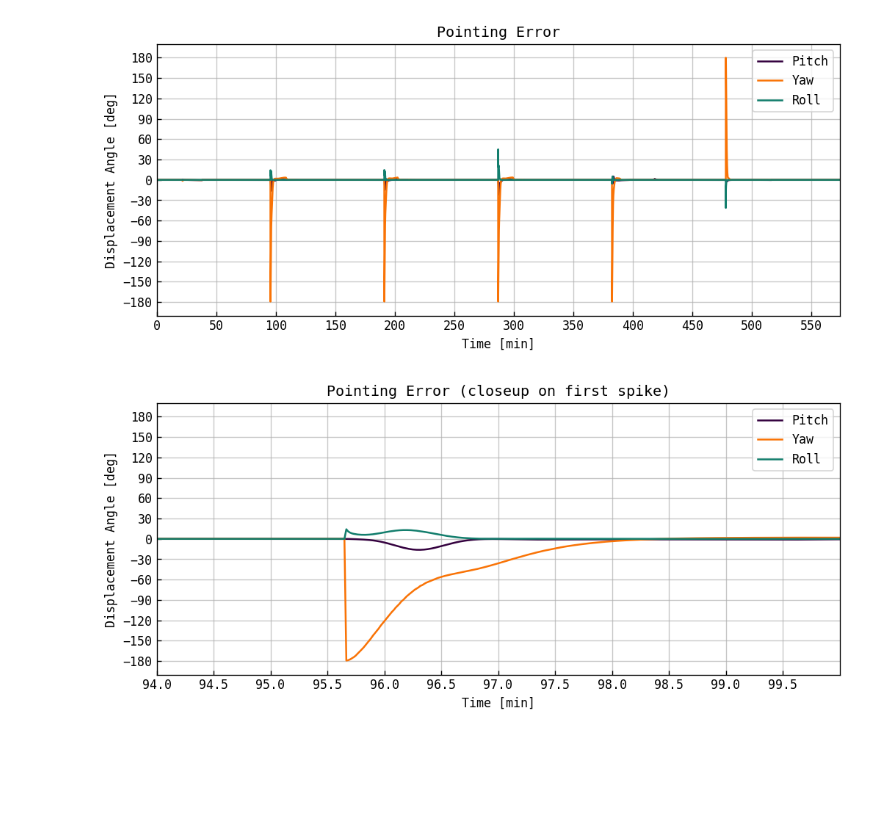
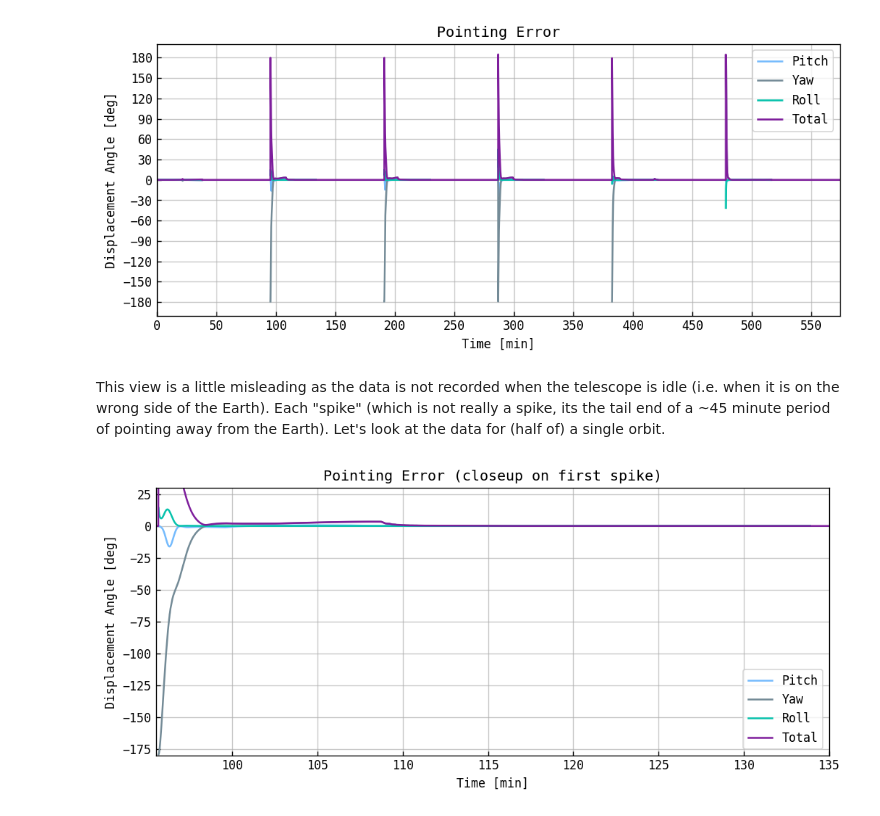
Before and after one commit to maxecharles/toliman-phd, a Jupyter notebook: pointing_error.ipynb, the cells around one changed output. Drawn from its saved outputs; the diff is of its cells as text; code cells hidden in the pictures; blank space fills up the shorter version.

```diff
--- a/pointing_error.ipynb
+++ b/pointing_error.ipynb
@@ -17,18 +24,29 @@ plt.rcParams['ytick.direction'] = 'in'
 df = pd.read_csv('data/pointingerror.csv')
 
 t = df['time [s]'] / 60  # minutes
-pitch = np.rad2deg(df['pitch [rad]'])  # deg
-yaw = np.rad2deg(df['yaw [rad]'])  # deg
-roll = np.rad2deg(df['roll [rad]'])  # deg
+pitch = df['pitch [rad]'].to_numpy()  # deg
+yaw = df['yaw [rad]'].to_numpy()  # deg
+roll = df['roll [rad]'].to_numpy()  # deg
 
-pitch_color = '#34013f'  # blue
-yaw_color = '#f97306'  # goldenrod
-roll_color = '#137e6d'  # red
+total = np.sqrt(pitch**2 + yaw**2 + roll**2)
+
+on = np.where(pitch!=0)[0]
+off = np.where(pitch==0)[0]
+status = np.zeros(len(pitch))
+status[on] = 1
+
+pitch[off] = np.nan; yaw[off] = np.nan; roll[off] = np.nan
+
+pitch_color = '#75bbfd'  #
+yaw_color = '#748b97'  #
+roll_color = '#06c2ac'  #
+total_color = '#7e1e9c'  #
 # %%
 fig, ax = plt.subplots(figsize=(10, 4))
-ax.plot(t, pitch, label = 'Pitch', c=pitch_color)
-ax.plot(t, yaw, label = 'Yaw', c=yaw_color)
-ax.plot(t, roll, label = 'Roll', c=roll_color)
+ax.plot(t, np.rad2deg(pitch), label = 'Pitch', c=pitch_color)
+ax.plot(t, np.rad2deg(yaw), label = 'Yaw', c=yaw_color)
+ax.plot(t, np.rad2deg(roll), label = 'Roll', c=roll_color)
+ax.plot(t, np.rad2deg(total), label = 'Total', c=total_color)
 ax.set(xlabel = 'Time [min]',
        ylabel = 'Displacement Angle [deg]',
        title = 'Pointing Error',
@@ -41,22 +59,25 @@ ax.legend()
 ax.grid(alpha=.7)
 plt.show()
 # %% [output]
-[figure, old version]
+[figure, new version]
+# %% [markdown]
+This view is a little misleading as the data is not recorded when the telescope is idle (i.e. when it is on the wrong side of the Earth). Each "spike" (which is not really a spike, its the tail end of a ~45 minute period of pointing away from the Earth). Let's look at the data for (half of) a single orbit.
 # %%
 fig, ax = plt.subplots(figsize=(10, 4))
-ax.plot(t, pitch, label = 'Pitch', c=pitch_color)
-ax.plot(t, yaw, label = 'Yaw', c=yaw_color)
-ax.plot(t, roll, label = 'Roll', c=roll_color)
+ax.plot(t, np.rad2deg(pitch), label = 'Pitch', c=pitch_color)
+ax.plot(t, np.rad2deg(yaw), label = 'Yaw', c=yaw_color)
+ax.plot(t, np.rad2deg(roll), label = 'Roll', c=roll_color)
+ax.plot(t, np.rad2deg(total), label = 'Total', c=total_color)
 ax.set(xlabel = 'Time [min]',
        ylabel = 'Displacement Angle [deg]',
        title = 'Pointing Error (closeup on first spike)',
-       xlim = (94, 100),
-       ylim = (-200,200),
-       xticks = np.arange(94, 100, .5),
-       yticks = np.arange(-180, 210, 30),
+       xlim = (95.5, 135),
+       ylim = (-180,30),
+       # xticks = np.arange(95.5, 120, .5),
+       # yticks = np.arange(-180, 210, 30),
        )
 ax.legend()
 ax.grid(alpha=.7)
 plt.show()
 # %% [output]
-[figure, old version]
+[figure, new version]
```
Also changed, not shown: parts of 5 cells of this notebook, 13 other files.
